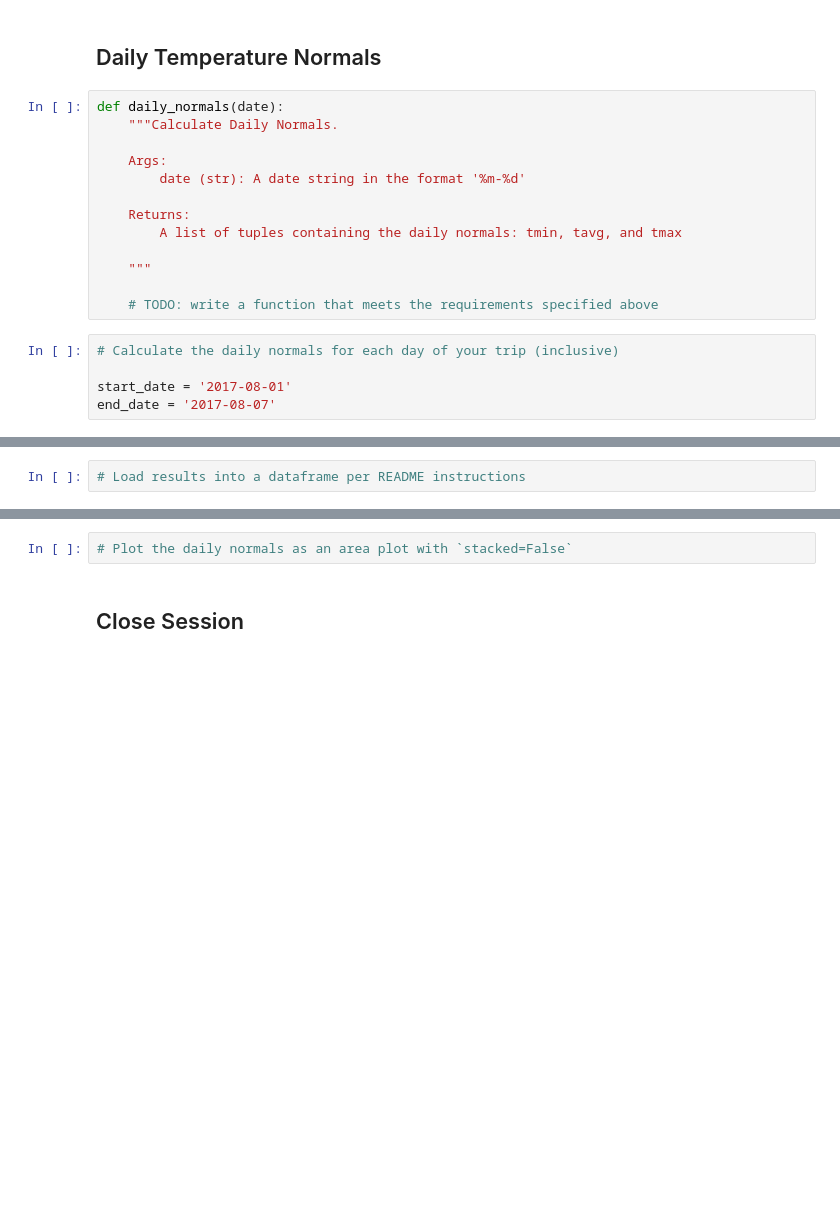
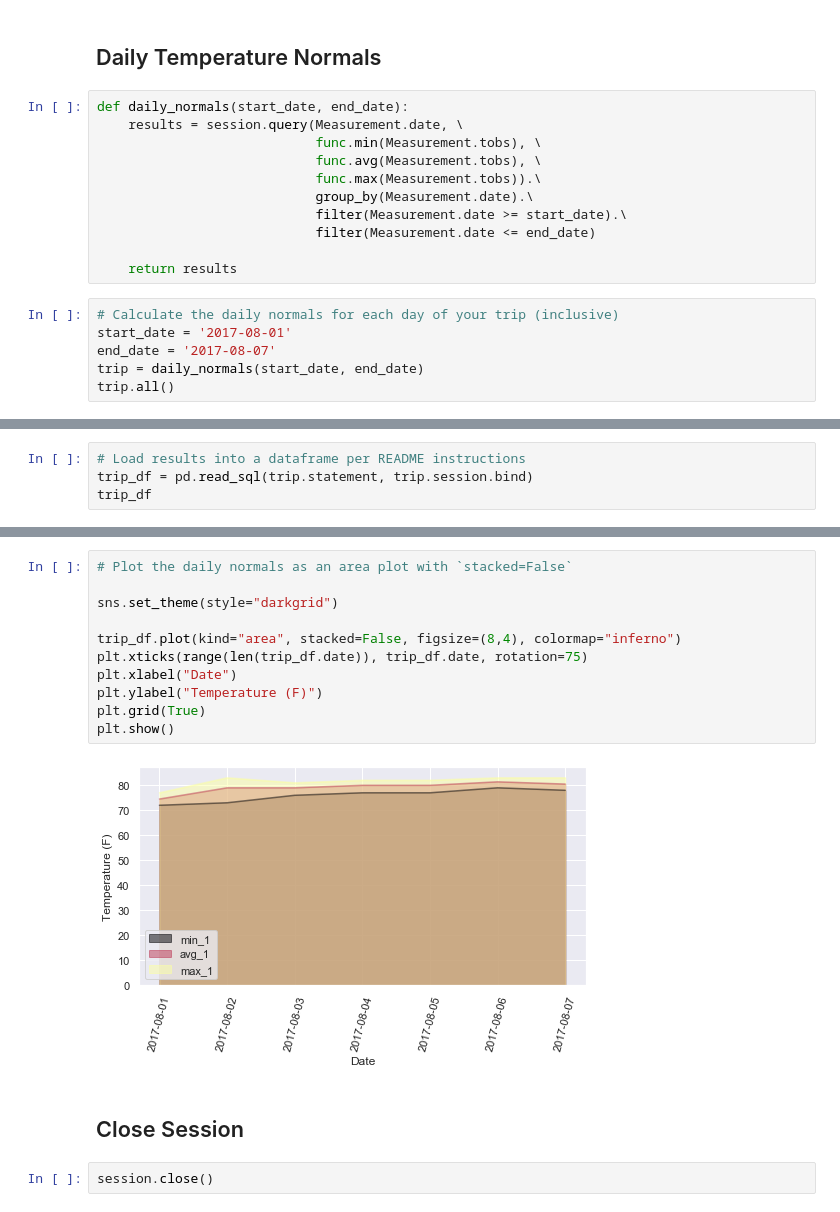
Before and after one commit to bay0624/sqlalchemy-challenge, a Jupyter notebook: temp_analysis_2.ipynb, the cells around one changed output, grey strips where cells are left out. Saved outputs shown, nothing was run; the diff lists cells and outputs as text; blank space fills up the shorter version.

```diff
--- a/temp_analysis_2.ipynb
+++ b/temp_analysis_2.ipynb
@@ -119,21 +111,20 @@ daily_rain_2016
 | 6 | USC00519523 | WAIMANALO EXPERIMENTAL FARM, HI US | 21.33556 | -157.71139 | 19.5 | 0.094677 |
 # %% [markdown]
 ## Daily Temperature Normals
-# %%
-def daily_normals(date):
-    """Calculate Daily Normals.
-
-    Args:
-        date (str): A date string in the format '%m-%d'
-
-    Returns:
-        A list of tuples containing the daily normals: tmin, tavg, and tmax
-
-    """
-
-    # TODO: write a function that meets the requirements specified above
+# %%
+def daily_normals(start_date, end_date):
+    results = session.query(Measurement.date, \
+                            func.min(Measurement.tobs), \
+                            func.avg(Measurement.tobs), \
+                            func.max(Measurement.tobs)).\
+                            group_by(Measurement.date).\
+                            filter(Measurement.date >= start_date).\
+                            filter(Measurement.date <= end_date)
+
+    return results
 # %%
 # Calculate the daily normals for each day of your trip (inclusive)
-
 start_date = '2017-08-01'
 end_date = '2017-08-07'
+trip = daily_normals(start_date, end_date)
+trip.all()
@@ -140,2 +139,4 @@ end_date = '2017-08-07'
 # %%
 # Load results into a dataframe per README instructions
+trip_df = pd.read_sql(trip.statement, trip.session.bind)
+trip_df
@@ -142,4 +152,17 @@ end_date = '2017-08-07'
-# %%
-# Plot the daily normals as an area plot with `stacked=False`
+# %%
+# Plot the daily normals as an area plot with `stacked=False`
+
+sns.set_theme(style="darkgrid")
+
+trip_df.plot(kind="area", stacked=False, figsize=(8,4), colormap="inferno")
+plt.xticks(range(len(trip_df.date)), trip_df.date, rotation=75)
+plt.xlabel("Date")
+plt.ylabel("Temperature (F)")
+plt.grid(True)
+plt.show()
+# %% [output]
+[figure, added]
 # %% [markdown]
 ## Close Session
+# %%
+session.close()
```
Also changed, not shown: parts of 7 cells of this notebook.
